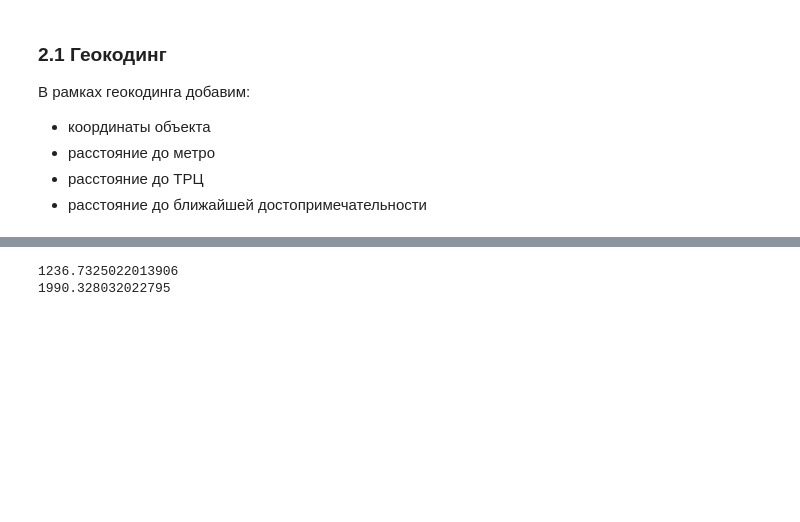
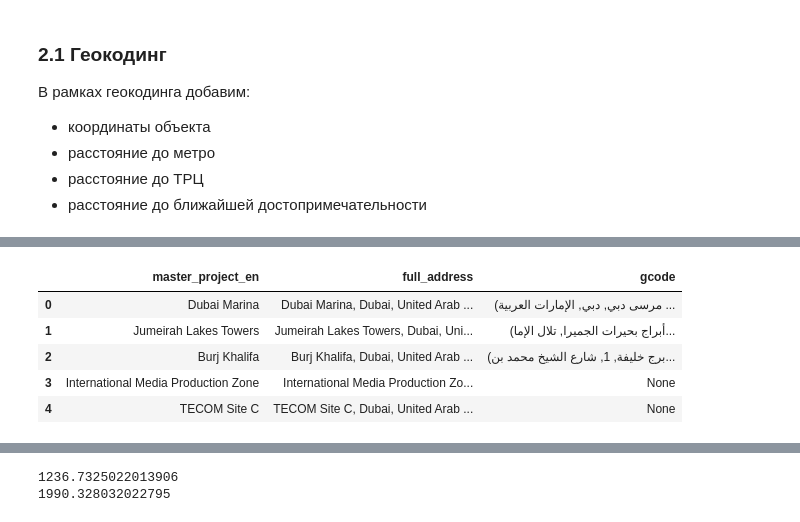
Before and after one commit to yvkovlev/yvkovlev.github.io, a Jupyter notebook: Dubai.ipynb, the cells around one changed output, grey strips where cells are left out. Cells and saved outputs as stored; diff of their text form; code cells hidden in the pictures; blank space fills up the shorter version.

```diff
--- a/Dubai.ipynb
+++ b/Dubai.ipynb
@@ -207,0 +211,9 @@ Walmart Garden Center, 4550, Kester Mill Road, Winston-Salem, Forsyth County, No
+# %%
+DF_geo.head()
+# %% [output]
+|  | master_project_en | full_address | gcode |
+| 0 | Dubai Marina | Dubai Marina, Dubai, United Arab ... | (مرسى دبي, دبي, الإمارات العربية ... |
+| 1 | Jumeirah Lakes Towers | Jumeirah Lakes Towers, Dubai, Uni... | (أبراج بحيرات الجميرا, تلال الإما... |
+| 2 | Burj Khalifa | Burj Khalifa, Dubai, United Arab ... | (برج خليفة, 1, شارع الشيخ محمد بن... |
+| 3 | International Media Production Zone | International Media Production Zo... | None |
+| 4 | TECOM Site C | TECOM Site C, Dubai, United Arab ... | None |
```
Also changed, not shown: parts of 17 cells of this notebook.
